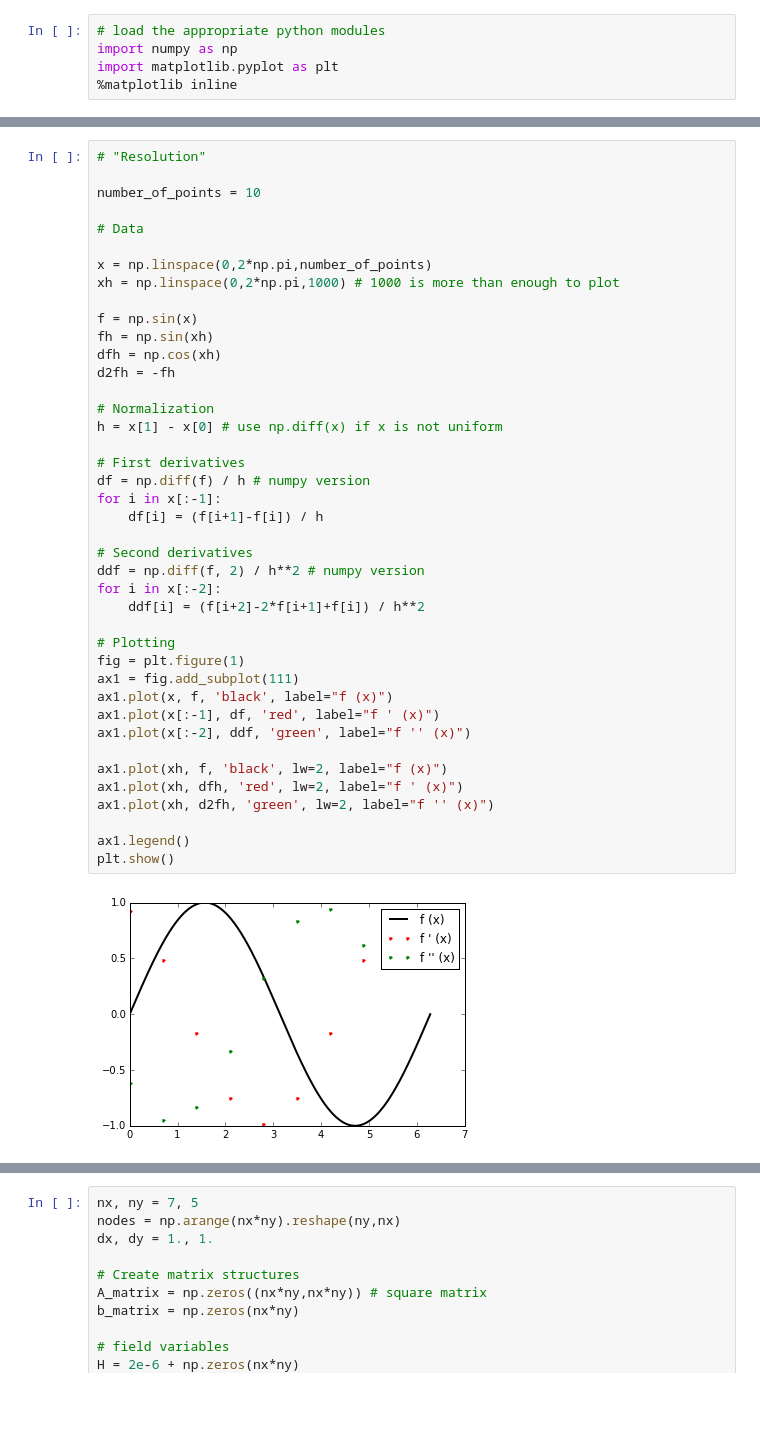
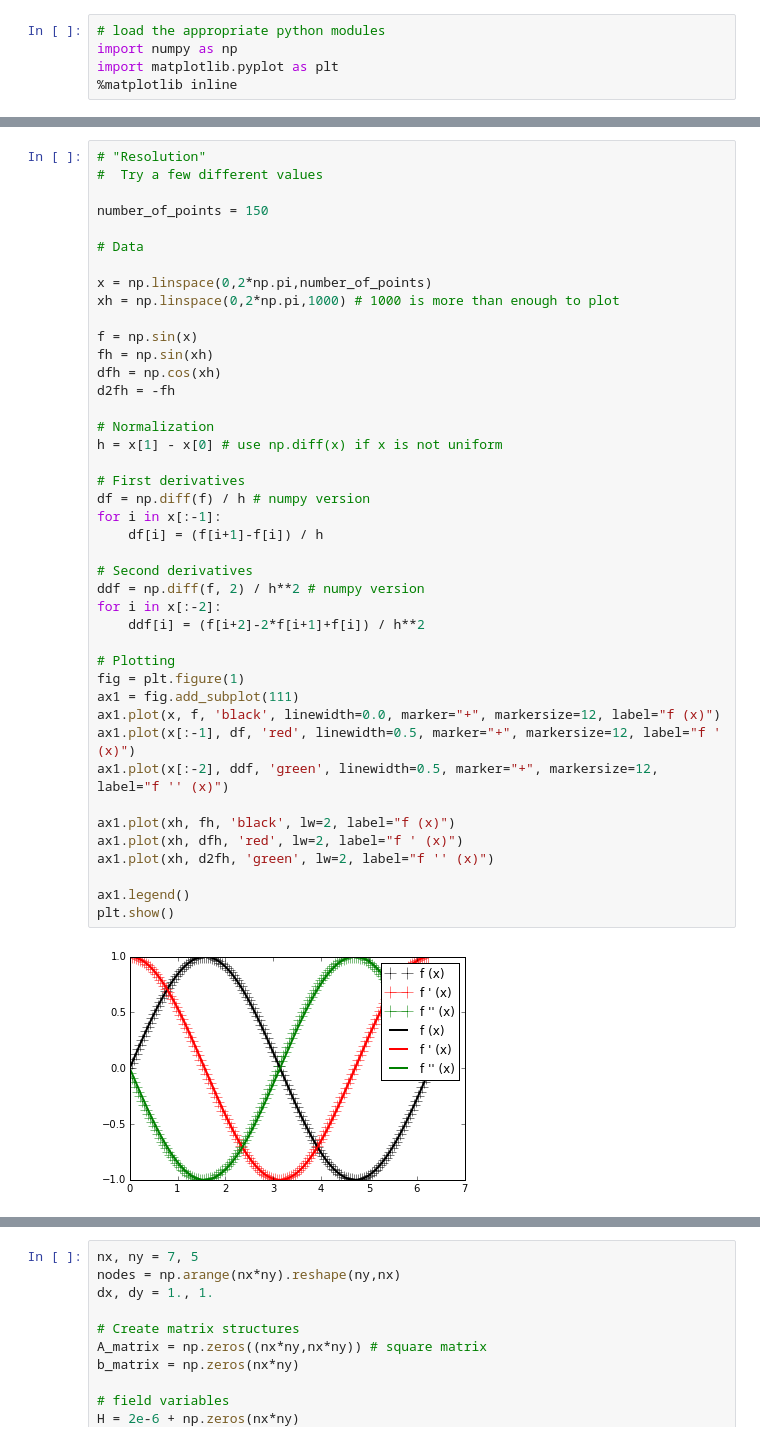
Before and after one commit to Underworld-Geodynamics-Education/Cloud-Intro2Python, a Jupyter notebook: Notebooks/SolveMathProblems/Finite difference operations.ipynb, the cells around one changed output, grey strips where cells are left out. Cells and saved outputs as stored; diff of their text form; blank space fills up the shorter version.

Commit message:
FD notebook updates to plots

```diff
--- a/Notebooks/SolveMathProblems/Finite difference operations.ipynb
+++ b/Notebooks/SolveMathProblems/Finite difference operations.ipynb
@@ -46,8 +46,9 @@ f''(x)&= \lim_{h\to0} \frac{f(x+2h) - 2f(x+h) + f(x)}{h^2}
 ---
 # %%
 # "Resolution"
+#  Try a few different values
 
-number_of_points = 10
+number_of_points = 150
 
 # Data
 
@@ -55,38 +56,38 @@ x = np.linspace(0,2*np.pi,number_of_points)
 xh = np.linspace(0,2*np.pi,1000) # 1000 is more than enough to plot
 
 f = np.sin(x)
 fh = np.sin(xh)
 dfh = np.cos(xh)
 d2fh = -fh
 
 # Normalization
 h = x[1] - x[0] # use np.diff(x) if x is not uniform
 
 # First derivatives
 df = np.diff(f) / h # numpy version
 for i in x[:-1]:
     df[i] = (f[i+1]-f[i]) / h
 
 # Second derivatives
 ddf = np.diff(f, 2) / h**2 # numpy version
 for i in x[:-2]:
     ddf[i] = (f[i+2]-2*f[i+1]+f[i]) / h**2
 
 # Plotting
 fig = plt.figure(1)
 ax1 = fig.add_subplot(111)
-ax1.plot(x, f, 'black', label="f (x)")
-ax1.plot(x[:-1], df, 'red', label="f ' (x)")
-ax1.plot(x[:-2], ddf, 'green', label="f '' (x)")
+ax1.plot(x, f, 'black', linewidth=0.0, marker="+", markersize=12, label="f (x)")
+ax1.plot(x[:-1], df, 'red', linewidth=0.5, marker="+", markersize=12, label="f ' (x)")
+ax1.plot(x[:-2], ddf, 'green', linewidth=0.5, marker="+", markersize=12, label="f '' (x)")
 
-ax1.plot(xh, f, 'black', lw=2, label="f (x)")
+ax1.plot(xh, fh, 'black', lw=2, label="f (x)")
 ax1.plot(xh, dfh, 'red', lw=2, label="f ' (x)")
 ax1.plot(xh, d2fh, 'green', lw=2, label="f '' (x)")
 
 ax1.legend()
 plt.show()
 # %% [output]
-[figure, old version]
+[figure, new version]
 # %% [markdown]
 The useful part of this is that we can derive an equation without knowing any calculus!
 (Not that we recommend that!)
```
